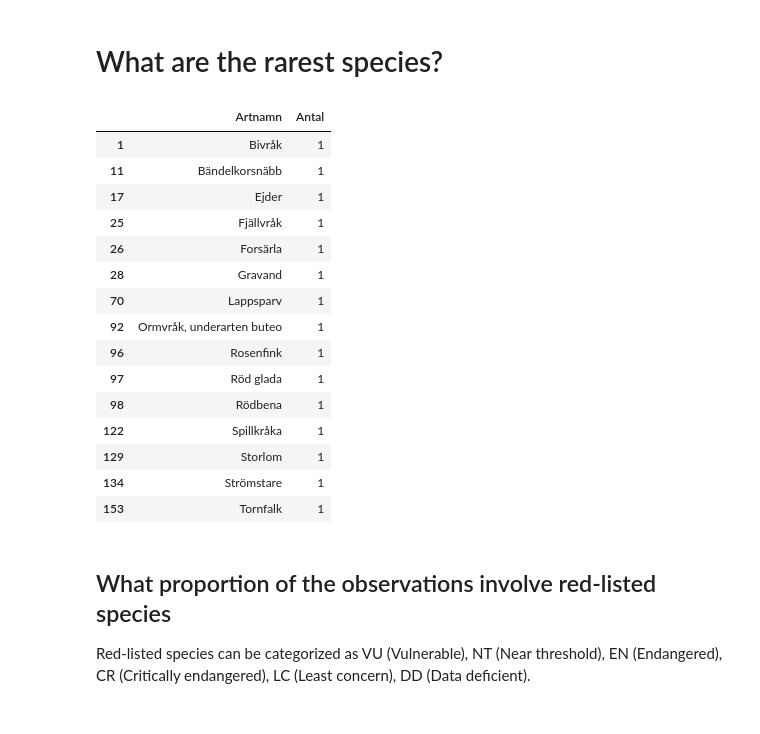
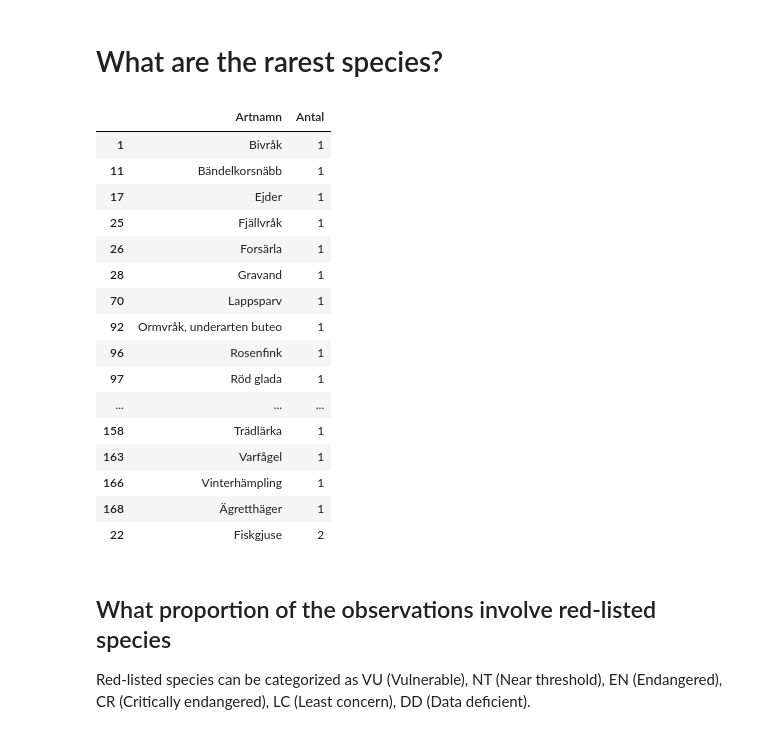
Before and after one commit to MrHEFF/su-mt4007, a Jupyter notebook: HW3/HW3.ipynb, the cells around one changed output. Drawn from its saved outputs; the diff is of its cells as text; code cells hidden in the pictures.

```diff
--- a/HW3/HW3.ipynb
+++ b/HW3/HW3.ipynb
@@ -194,25 +194,26 @@ plt.hist(monthly_group.index, weights = monthly_group.values)
 # %% [markdown]
 # What are the rarest species?
 # %%
-most_prevalent_species_sorted_reverse = total_observations.nsmallest(15,"Antal")
+most_prevalent_species_sorted_reverse = total_observations.nsmallest(20,"Antal")
 most_prevalent_species_sorted_reverse
 # %% [output]
 |  | Artnamn | Antal |
 | 1 | Bivråk | 1 |
 | 11 | Bändelkorsnäbb | 1 |
 | 17 | Ejder | 1 |
 | 25 | Fjällvråk | 1 |
 | 26 | Forsärla | 1 |
 | 28 | Gravand | 1 |
 | 70 | Lappsparv | 1 |
 | 92 | Ormvråk, underarten buteo | 1 |
 | 96 | Rosenfink | 1 |
 | 97 | Röd glada | 1 |
-| 98 | Rödbena | 1 |
-| 122 | Spillkråka | 1 |
-| 129 | Storlom | 1 |
-| 134 | Strömstare | 1 |
-| 153 | Tornfalk | 1 |
+| ... | ... | ... |
+| 158 | Trädlärka | 1 |
+| 163 | Varfågel | 1 |
+| 166 | Vinterhämpling | 1 |
+| 168 | Ägretthäger | 1 |
+| 22 | Fiskgjuse | 2 |
 # %% [markdown]
 ## What proportion of the observations involve red-listed species
 Red-listed species can be categorized as VU (Vulnerable), NT (Near threshold), EN (Endangered), CR (Critically endangered), LC (Least concern), DD (Data deficient).
```
Also changed, not shown: parts of 8 cells of this notebook.
